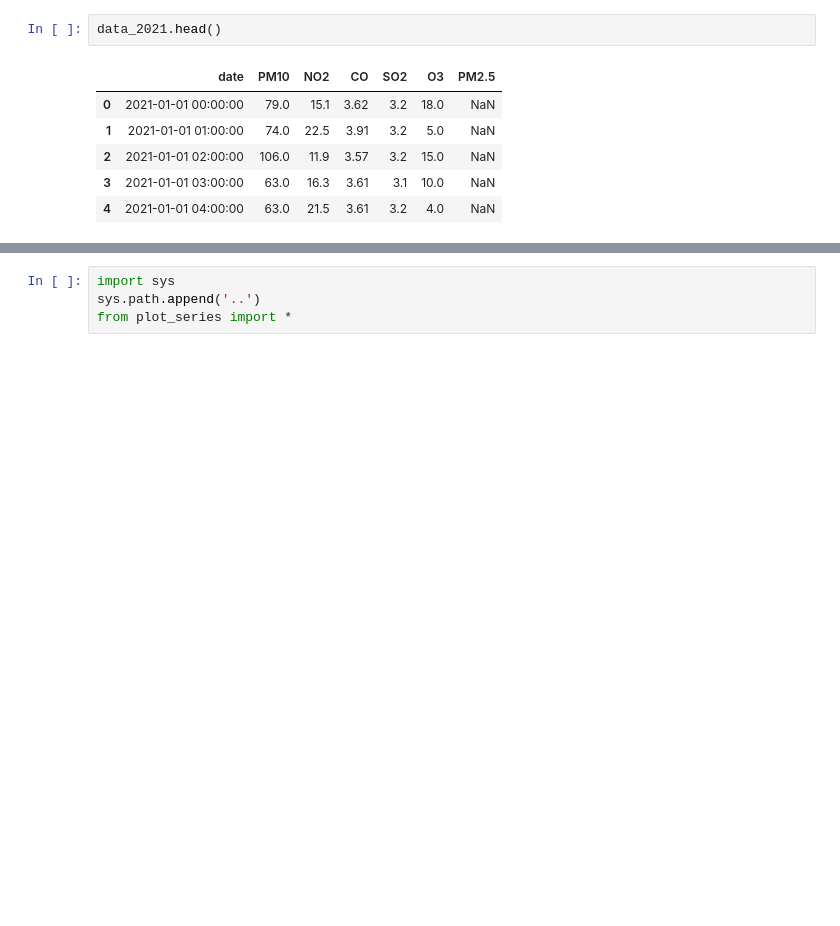
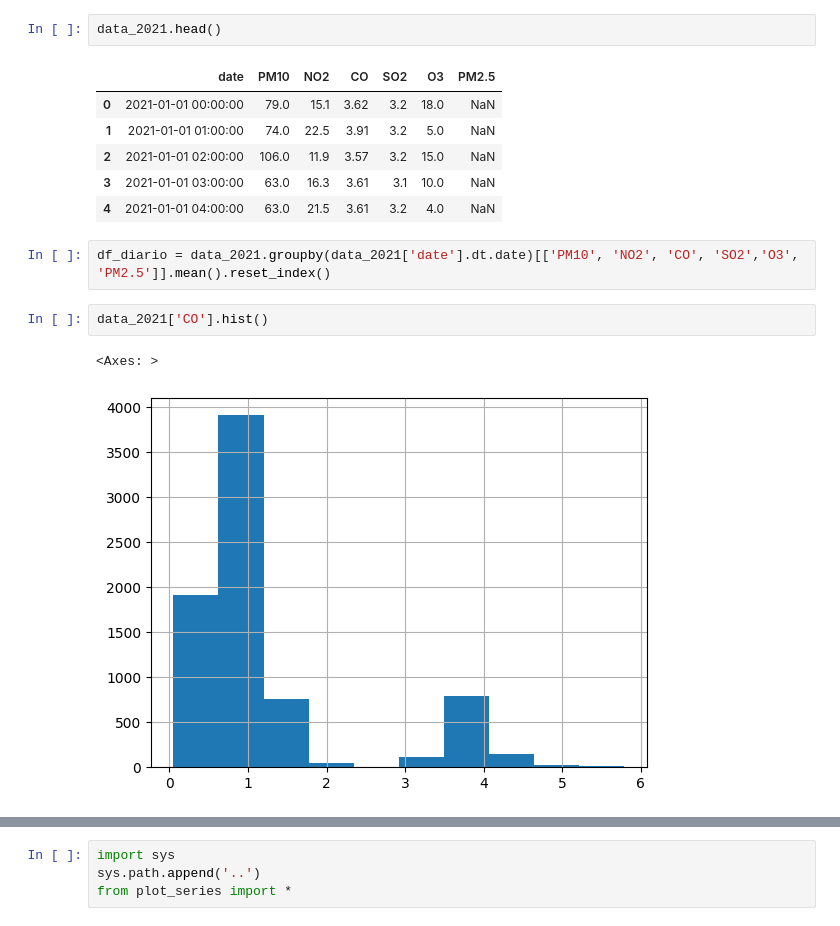
Before and after one commit to marielalvarez/Analisis-de-Calidad-de-Aire, a Jupyter notebook: ETAPA1/suroeste2/2021.ipynb, the cells around one changed output, grey strips where cells are left out. Cells and saved outputs as stored; diff of their text form; blank space fills up the shorter version.

```diff
--- a/ETAPA1/suroeste2/2021.ipynb
+++ b/ETAPA1/suroeste2/2021.ipynb
@@ -13,3 +13,10 @@ data_2021.head()
 | 2 | 2021-01-01 02:00:00 | 106.0 | 11.9 | 3.57 | 3.2 | 15.0 | NaN |
 | 3 | 2021-01-01 03:00:00 | 63.0 | 16.3 | 3.61 | 3.1 | 10.0 | NaN |
 | 4 | 2021-01-01 04:00:00 | 63.0 | 21.5 | 3.61 | 3.2 | 4.0 | NaN |
+# %%
+df_diario = data_2021.groupby(data_2021['date'].dt.date)[['PM10', 'NO2', 'CO', 'SO2','O3', 'PM2.5']].mean().reset_index()
+# %%
+data_2021['CO'].hist()
+# %% [output]
+<Axes: >
+[figure, added]
```
Also changed, not shown: parts of 5 cells of this notebook, 5 other files.
